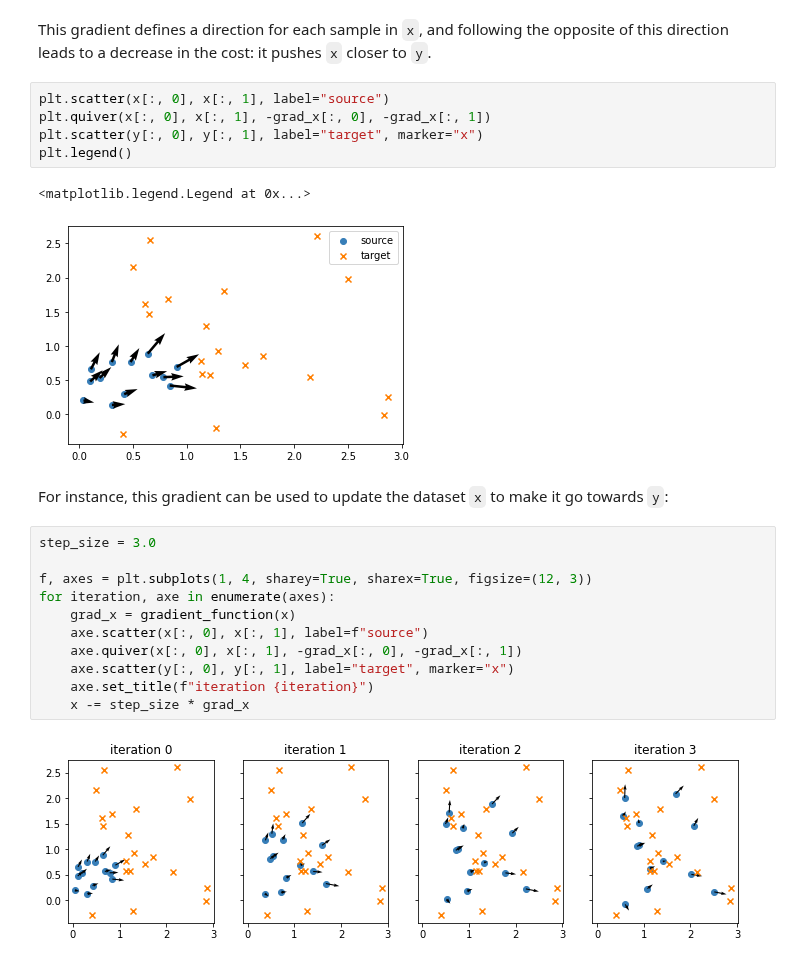
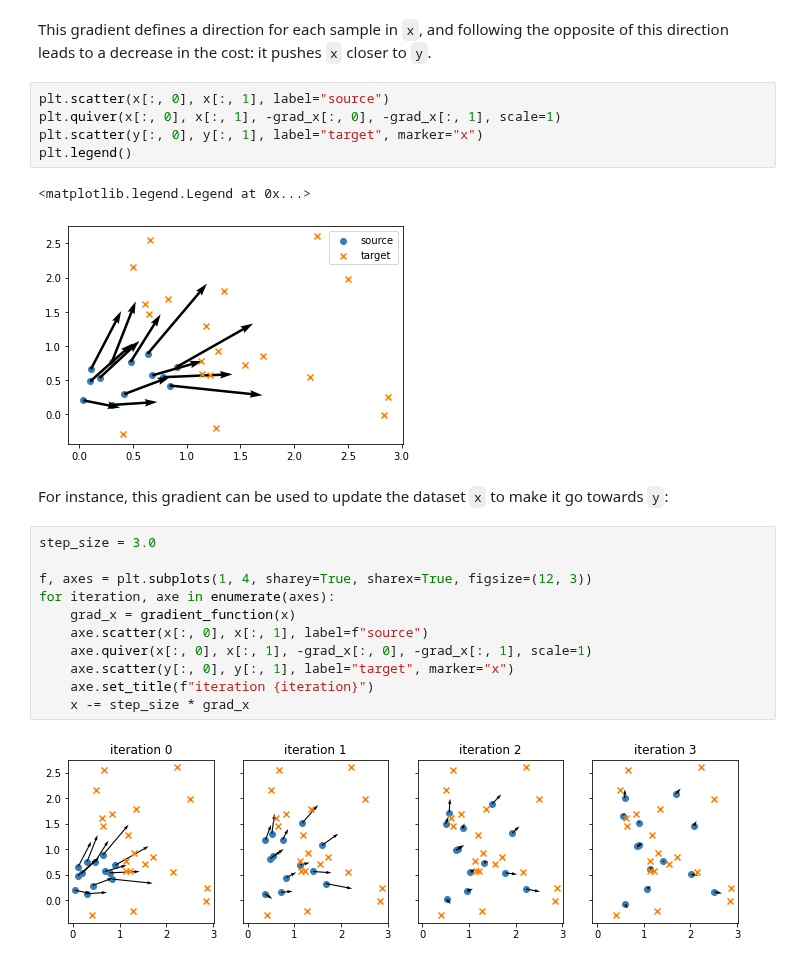
Before and after one commit to ott-jax/ott, a Jupyter notebook: docs/tutorials/notebooks/basic_ot_between_datasets.ipynb, the cells around one changed output. Saved outputs shown, nothing was run; the diff lists cells and outputs as text.

```diff
--- a/docs/tutorials/notebooks/basic_ot_between_datasets.ipynb
+++ b/docs/tutorials/notebooks/basic_ot_between_datasets.ipynb
@@ -107,12 +107,12 @@ grad_x = gradient_function(x)
 This gradient defines a direction for each sample in `x`, and following the opposite of this direction leads to a decrease in the cost: it pushes `x` closer to `y`.
 # %%
 plt.scatter(x[:, 0], x[:, 1], label="source")
-plt.quiver(x[:, 0], x[:, 1], -grad_x[:, 0], -grad_x[:, 1])
+plt.quiver(x[:, 0], x[:, 1], -grad_x[:, 0], -grad_x[:, 1], scale=1)
 plt.scatter(y[:, 0], y[:, 1], label="target", marker="x")
 plt.legend()
 # %% [output]
 <matplotlib.legend.Legend at 0x...>
-[figure, old version]
+[figure, new version]
 # %% [markdown]
 For instance, this gradient can be used to update the dataset `x` to make it go towards `y`:
 # %%
@@ -122,9 +122,9 @@ f, axes = plt.subplots(1, 4, sharey=True, sharex=True, figsize=(12, 3))
 for iteration, axe in enumerate(axes):
     grad_x = gradient_function(x)
     axe.scatter(x[:, 0], x[:, 1], label=f"source")
-    axe.quiver(x[:, 0], x[:, 1], -grad_x[:, 0], -grad_x[:, 1])
+    axe.quiver(x[:, 0], x[:, 1], -grad_x[:, 0], -grad_x[:, 1], scale=1)
     axe.scatter(y[:, 0], y[:, 1], label="target", marker="x")
     axe.set_title(f"iteration {iteration}")
     x -= step_size * grad_x
 # %% [output]
-[figure, old version]
+[figure, new version]
```
